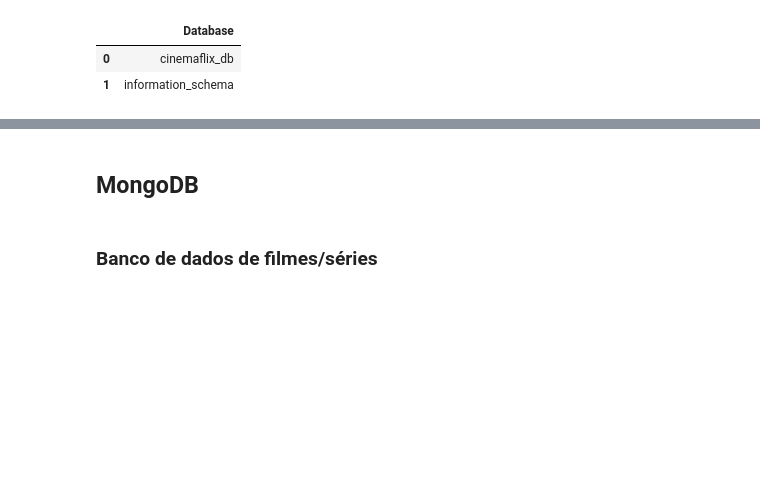
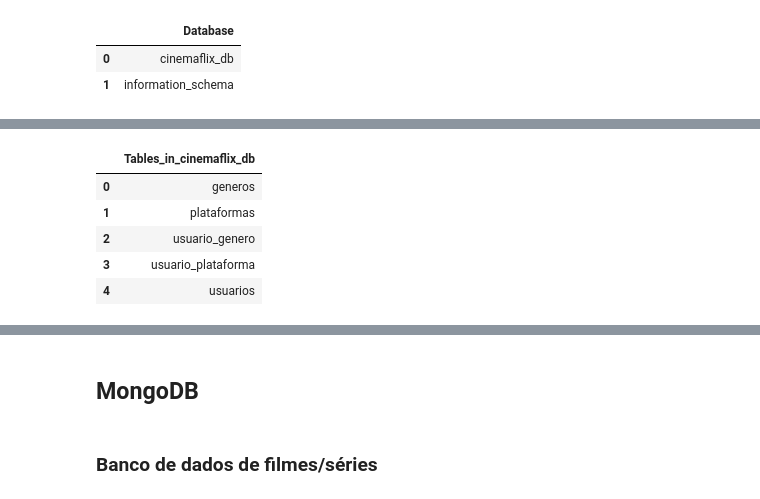
Before and after one commit to juniorcmauricio/cinemaflix_databases, a Jupyter notebook: jupyter/notebooks/CinemaFlix_Databases.ipynb, the cells around one changed output, grey strips where cells are left out. Cells and saved outputs as stored; diff of their text form; code cells hidden in the pictures; blank space fills up the shorter version.

```diff
--- a/jupyter/notebooks/CinemaFlix_Databases.ipynb
+++ b/jupyter/notebooks/CinemaFlix_Databases.ipynb
@@ -80,34 +196,7 @@ read_sql_mariadb(engine, query)
 # %%
-# Dropa tabelas
-print("Drop tabelas existentes")
-
-command_drop_table = "DROP TABLE IF EXISTS usuario_plataforma;"
-drop_table(engine, command_drop_table)
-
-command_drop_table = "DROP TABLE IF EXISTS usuario_genero;"
-drop_table(engine, command_drop_table)
-
-command_drop_table = "DROP TABLE IF EXISTS conteudo_genero;"
-drop_table(engine, command_drop_table)
-
-command_drop_table = "DROP TABLE IF EXISTS conteudo_plataforma;"
-drop_table(engine, command_drop_table)
-
-command_drop_table = "DROP TABLE IF EXISTS usuarios;"
-drop_table(engine, command_drop_table)
-
-command_drop_table = "DROP TABLE IF EXISTS plataformas;"
-drop_table(engine, command_drop_table)
-
-command_drop_table = "DROP TABLE IF EXISTS generos;"
-drop_table(engine, command_drop_table)
-
-
-
-print("Fim drop tabelas")
+drop_tables()
 
 # Criando a tabela 'usuarios'
-
 command_create_table = """
 CREATE TABLE usuarios (
     id_usuario INT PRIMARY KEY AUTO_INCREMENT,
@@ -156,11 +245,17 @@ create_table(engine, command_create_table)
 # Inserindo os dados das plataformas na tabela
 command_insert = """
 INSERT INTO plataformas (titulo) VALUES
-('NetFlix'),
-('Amazon Prime'),
-('HBO Max'),
-('Apple TV');
+('Netflix'),
+('Amazon Prime Video'),
+('Max'),
+('Apple TV'),
+('Disney+'),
+('GloboPlay'),
+('Telecine'),
+('Hulu'),
+('Crunchyroll');
 """
+
 insert_data_into_table(engine, command_insert)
 
 # Criando a tabela 'Generos'
@@ -176,10 +271,9 @@ create_table(engine, command_create_table)
 
 # Inserindo os dados dos gêneros na tabela
 command_insert = """
-INSERT INTO generos (titulo) VALUES ('Terror'),
-('Aventura'),
-('Drana'),
-('Comédia');
+INSERT INTO generos (titulo) VALUES ('Terror'),('Aventura'),('Drama'),('Comedia'),('Acao'),('Romance'),('Ficcao Cientifica'),('Fantasia'),\
+('Documentario'),('Suspense'),('Misterio'),('Animacao'),('Musical'),('Crime'),('Historico'),('Biografia'),('Guerra'),('Esporte'),\
+('Faroeste'),('Reality Show');
 """
 insert_data_into_table(engine, command_insert)
 
@@ -195,13 +289,10 @@ CREATE TABLE usuario_plataforma (
 create_table(engine, command_create_table)
 
 # Inserindo os dados dos usuáios e suas plataformas favoritas na tabela
-command_insert = """
-INSERT INTO usuario_plataforma (id_usuario, id_plataforma) VALUES
-(1, 1),
-(1, 2),
-(2, 3),
-(3,1);
-"""
+command_insert = """INSERT INTO usuario_plataforma (id_usuario, id_plataforma) VALUES (1, 1),(1, 2),(2, 3),(3, 1),(4, 2),(5, 5),\
+(6, 3),(7, 4),(8, 1),(9, 6),(10, 2),(11, 7),(12, 3),(13, 8),(14, 4),(15, 9),(1, 5),(2, 6),(3, 7),(4, 8),(5, 9),(6, 1),(7, 2),\
+(8, 3),(9, 4),(10, 5),(11, 6),(12, 7),(13, 1),(14, 2),(15, 3);"""
+
 insert_data_into_table(engine, command_insert)
 
 # Criando a tabela 'usuario_genero'
@@ -216,12 +307,13 @@ CREATE TABLE usuario_genero (
 create_table(engine, command_create_table)
 
 # Inserindo os dados dos usuáios e suas plataformas favoritas na tabela
-command_insert = """
-INSERT INTO usuario_genero (id_usuario, id_genero) VALUES
-(1, 1),
-(1, 2),
-(2, 3),
-(3,1);
-"""
+command_insert = """INSERT INTO usuario_genero (id_usuario, id_genero) VALUES (1, 1),(1, 2),(2, 3),(3, 1),(4, 5),(5, 7),(6, 4),\
+(7, 6),(8, 8),(9, 9),(10, 10),(11, 11),(12, 12),(13, 13),(14, 14),(15, 15),(1, 16),(2, 17),(3, 18),(4, 19),(5, 20),(6, 1),(7, 2),\
+(8, 3),(9, 4),(10, 5),(11, 6),(12, 7),(13, 8),(14, 9),(15, 10);"""
+
 insert_data_into_table(engine, command_insert)
+
+
+query = "SHOW TABLES;"
+read_sql_mariadb(engine, query)
 # %% [output]
@@ -237,10 +320,16 @@ Fim drop tabelas
 Tabela criada com sucesso.
 Dados inseridos com sucesso.
 Tabela criada com sucesso.
 Dados inseridos com sucesso.
 Tabela criada com sucesso.
 Dados inseridos com sucesso.
 Tabela criada com sucesso.
 Dados inseridos com sucesso.
 Tabela criada com sucesso.
 Dados inseridos com sucesso.
+|  | Tables_in_cinemaflix_db |
+| 0 | generos |
+| 1 | plataformas |
+| 2 | usuario_genero |
+| 3 | usuario_plataforma |
+| 4 | usuarios |
```
Also changed, not shown: parts of 22 cells of this notebook.
